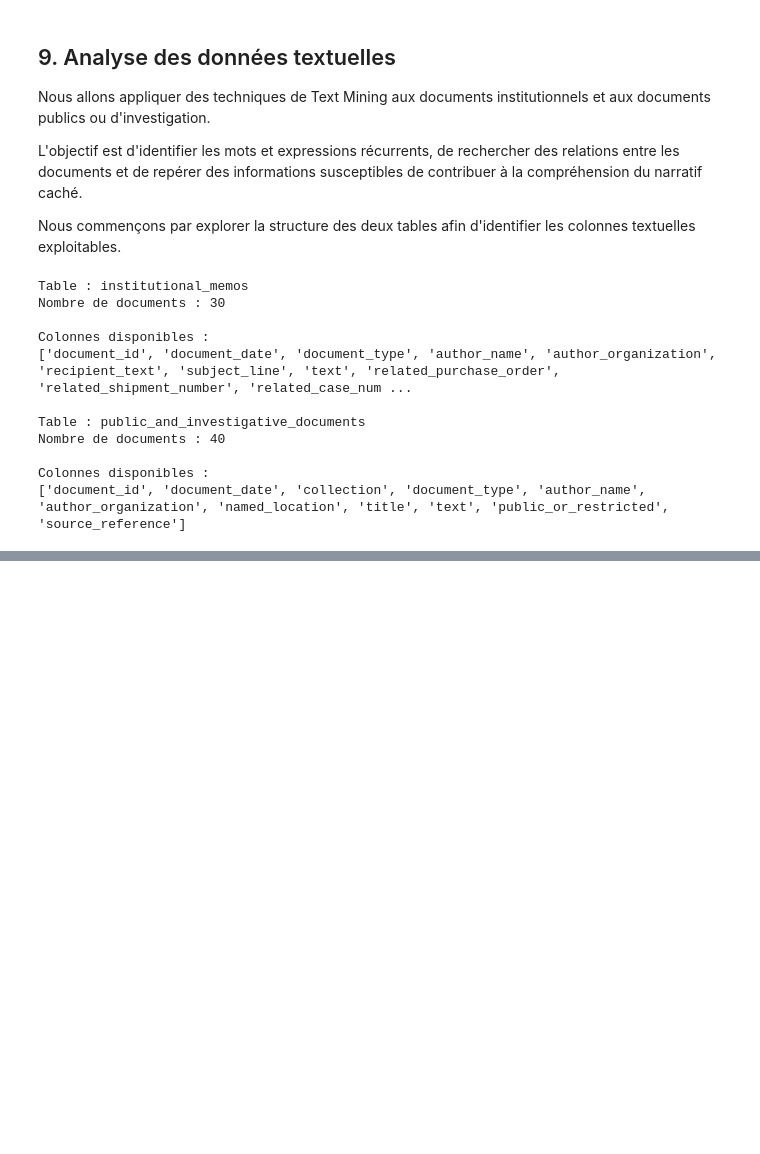
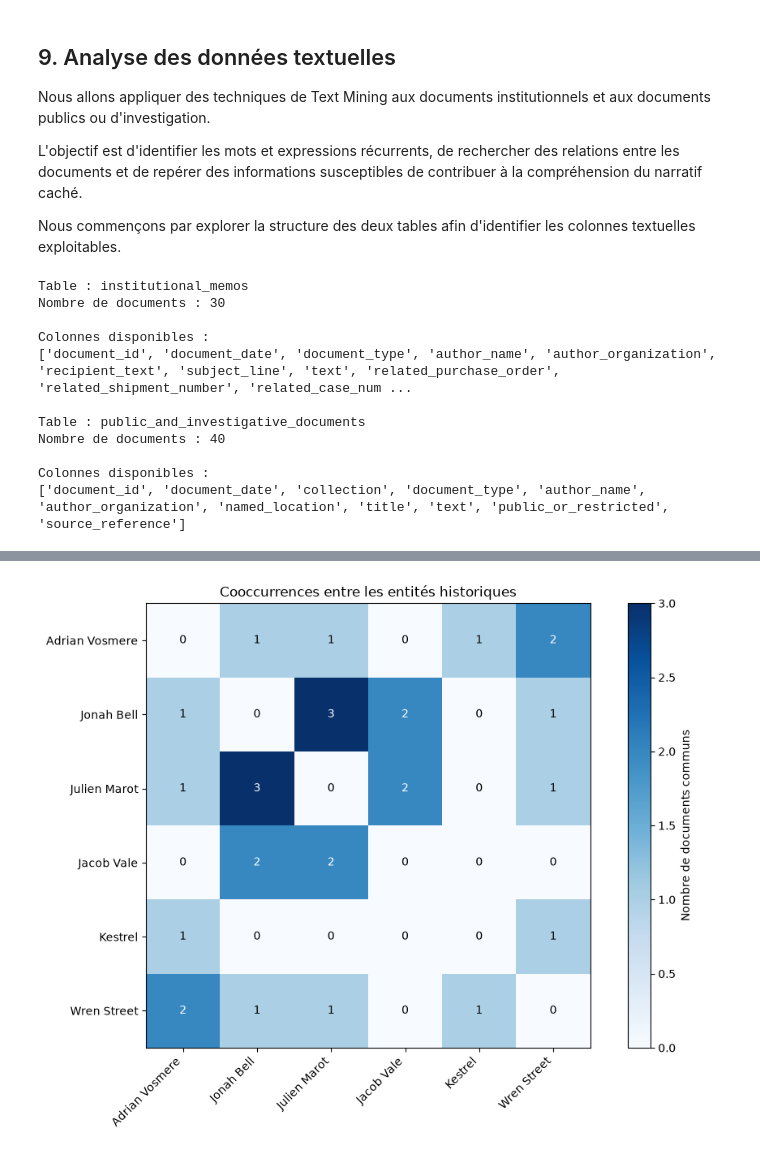
Before and after one commit to LeoMor1/20262027-UE-DataMining-Project, a Jupyter notebook: public.ipynb, the cells around one changed output, grey strips where cells are left out. Saved outputs shown, nothing was run; the diff lists cells and outputs as text; code cells hidden in the pictures; blank space fills up the shorter version.

```diff
--- a/public.ipynb
+++ b/public.ipynb
@@ -2807,0 +4729,19 @@ Colonnes disponibles :
+# %%
+from sklearn.decomposition import NMF
+
+# Modèle exploratoire avec 4 thèmes
+nmf = NMF(
+    n_components=4,
+    random_state=42,
+    init="nndsvda",
+    max_iter=1000
+)
+
+W = nmf.fit_transform(X_tfidf)
+
+# Affichage des 10 mots les plus importants par thème
+for i, composante in enumerate(nmf.components_):
+    indices = composante.argsort()[-10:][::-1]
+    mots = [termes[j] for j in indices]
+
+    print(f"Thème {i + 1} : {', '.join(mots)}")
@@ -2807,0 +5034,45 @@ Colonnes disponibles :
+# %%
+import matplotlib.pyplot as plt
+import numpy as np
+
+# Construire une matrice symétrique
+matrice = pd.DataFrame(
+    0,
+    index=entites_presentes,
+    columns=entites_presentes
+)
+
+for _, ligne in df_cooccurrences.iterrows():
+    a = ligne["entite_1"]
+    b = ligne["entite_2"]
+    n = ligne["nombre_documents_communs"]
+
+    matrice.loc[a, b] = n
+    matrice.loc[b, a] = n
+
+# Visualiser la matrice
+fig, ax = plt.subplots(figsize=(10, 7))
+
+im = ax.imshow(matrice.values, cmap="Blues")
+
+ax.set_xticks(np.arange(len(matrice)))
+ax.set_yticks(np.arange(len(matrice)))
+
+ax.set_xticklabels(matrice.columns, rotation=45, ha="right")
+ax.set_yticklabels(matrice.index)
+
+# Afficher les valeurs dans les cellules
+for i in range(len(matrice)):
+    for j in range(len(matrice)):
+        ax.text(
+            j, i, matrice.iloc[i, j],
+            ha="center", va="center",
+            color="white" if matrice.iloc[i, j] >= 2 else "black"
+        )
+
+plt.colorbar(im, ax=ax, label="Nombre de documents communs")
+plt.title("Cooccurrences entre les entités historiques")
+plt.tight_layout()
+plt.show()
+# %% [output]
+[figure, added]
```
Also changed, not shown: parts of 157 cells of this notebook.
